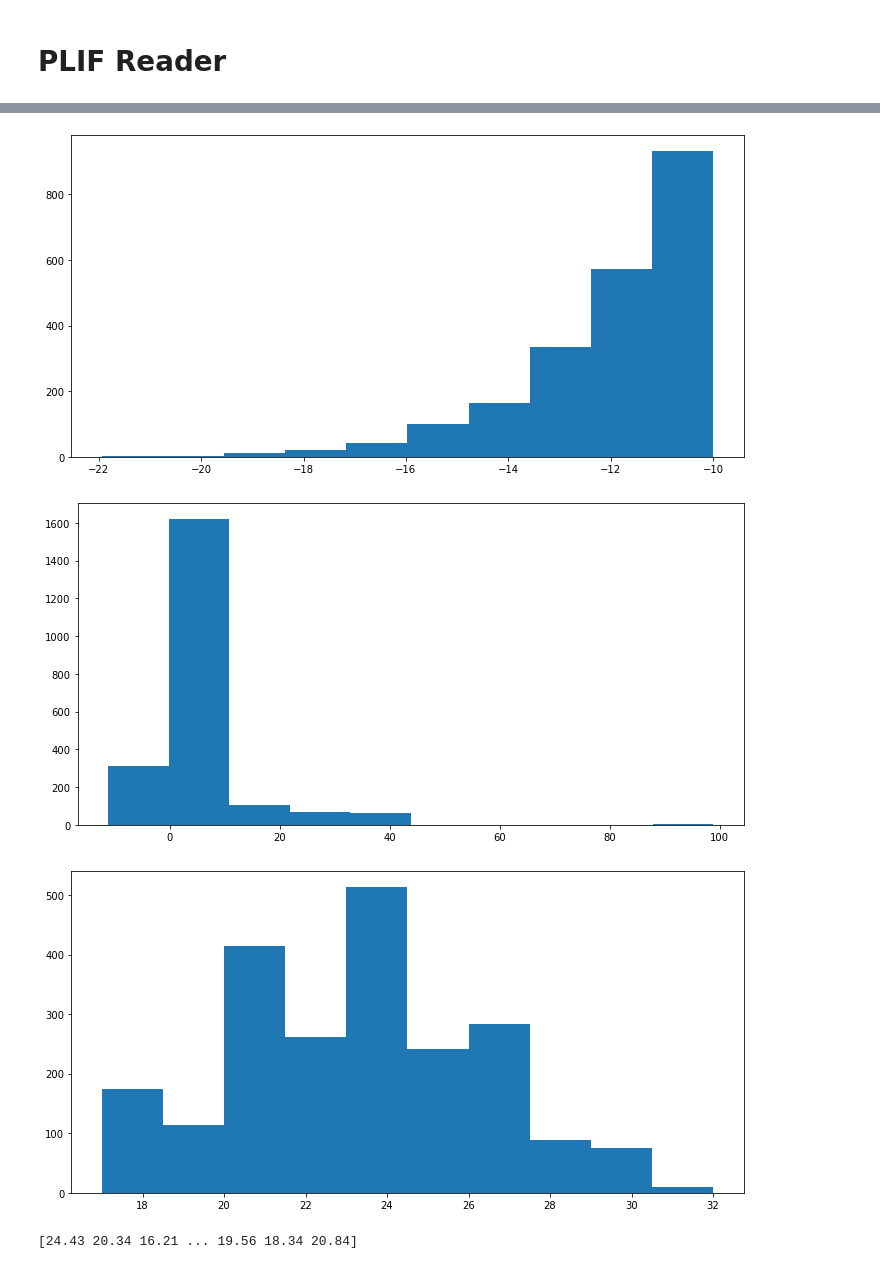
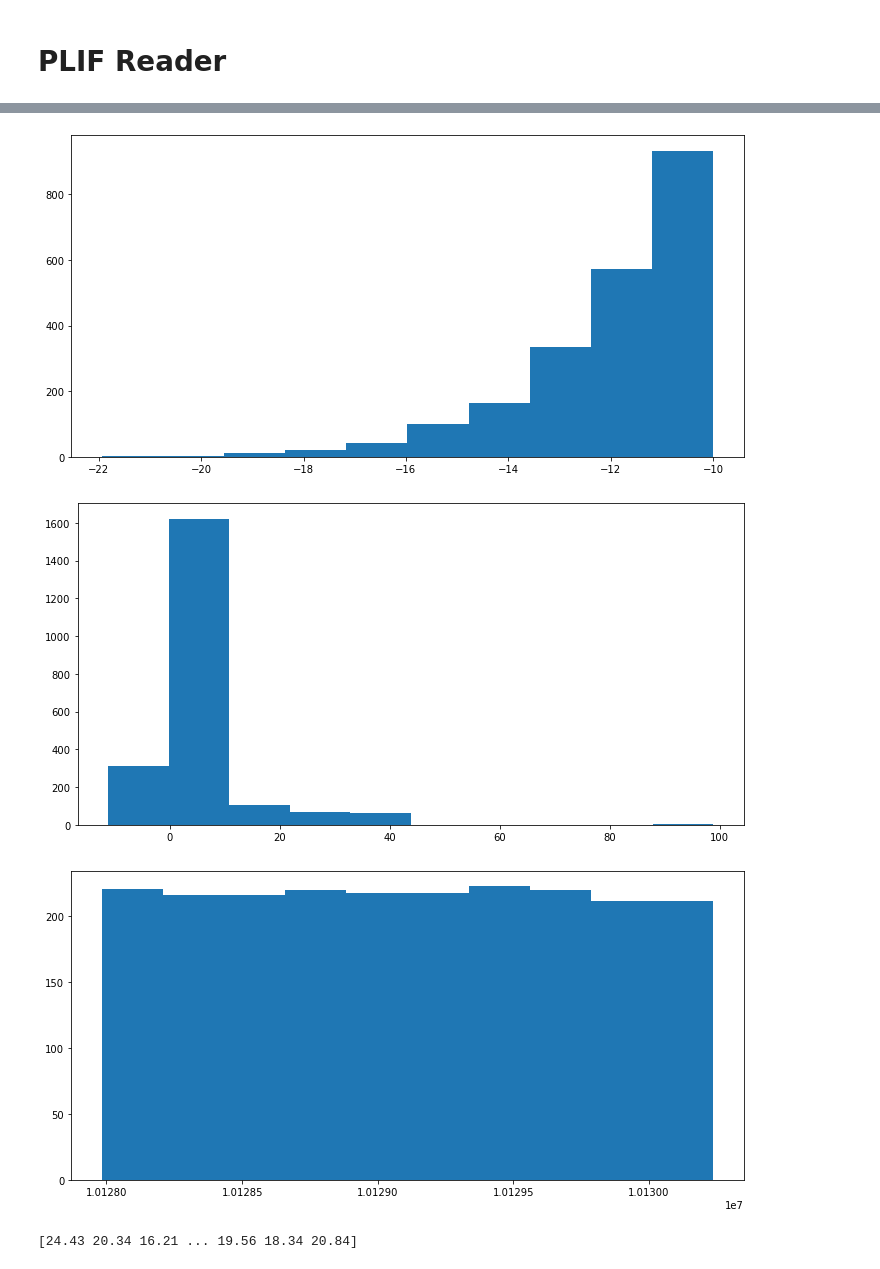
Before and after one commit to miemiemmmm/Doana, a Jupyter notebook: notebooks/Notebook2_PLIF.ipynb, the cells around one changed output, grey strips where cells are left out. Saved outputs shown, nothing was run; the diff lists cells and outputs as text; code cells hidden in the pictures.

```diff
--- a/notebooks/Notebook2_PLIF.ipynb
+++ b/notebooks/Notebook2_PLIF.ipynb
@@ -72,35 +72,35 @@ Saved the fingerprint to file: /tmp/test.pkl
 from Doana import analysis
 pklfile = "/tmp/test.pkl"
 reader = analysis.PLIFRead_Dock(pklfile)
 fig, ax  = reader.Docking_prolif(sel_cols="top")
 
 reader.show_cols()
 
 fig2, ax2, his_N, his_bins, hist_patches = reader.drawHist(reader.fpdata["seed_total"])
 fig2, ax2, his_N, his_bins, hist_patches = reader.drawHist(reader.fpdata["seed_delec"])
-fig2, ax2, his_N, his_bins, hist_patches = reader.drawHistByCol(reader.fpdata, 41)
+fig2, ax2, his_N, his_bins, hist_patches = reader.drawHistByCol(reader.fpdata, 40)
 # %% [output]
 Data set 1
 0 ILE45.A_HBDonor 1  | 1 GLY46.A_HBDonor 14  | 2 TYR49.A_PiStacking 1
 3 GLU69.A_HBDonor 82  | 4 GLU69.A_Cationic 8  | 5 ILE70.A_HBAcceptor 19
 6 ARG71.A_HBDonor 6  | 7 ARG71.A_HBAcceptor 190  | 8 VAL72.A_HBAcceptor 1
 9 ASN102.A_HBDonor 64  | 10 ASN102.A_HBAcceptor 125  | 11 ALA103.A_HBDonor 4
 12 ALA103.A_HBAcceptor 75  | 13 LYS105.A_HBAcceptor 3  | 14 LEU122.A_HBDonor 6
 15 PHE123.A_HBDonor 6  | 16 ASP125.A_HBDonor 13  | 17 ASP125.A_HBAcceptor 117
 18 PRO126.A_HBDonor 275  | 19 HID127.A_HBDonor 13  | 20 HID127.A_PiStacking 274
 21 PHE128.A_PiStacking 23  | 22 LYS129.A_HBAcceptor 96  | 23 LYS132.A_HBAcceptor 1
 24 LYS134.A_HBDonor 45  | 25 LYS134.A_HBAcceptor 7  | 26 TRP135.A_HBAcceptor 205
 27 TRP135.A_PiStacking 645  | 28 ARG136.A_HBDonor 3  | 29 ARG136.A_HBAcceptor 367
 30 GLU202.A_HBDonor 1  | 31 GLU202.A_HBAcceptor 6  | 32 GLU202.A_Cationic 5
 ... (19 lines left out)
 39 seed_elinw    2176  | 40 seed_resdes  2176  | 41 seed_fragdes         2176
 42 pos_id        2176  | 43 nha  2176  | 44 date         2176
 45 source_campaign       2176  | 46 can_smile    2176  | 47 OI_avg       2170
 48 OI_ref        2170  | 49 OI_results   2170  |
 [figure]
 [figure]
 [figure]
-[figure, old version]
+[figure, new version]
 # %%
 import matplotlib.pyplot as plt;
 reader.fpdata
```
Also changed, not shown: 7 other files.
